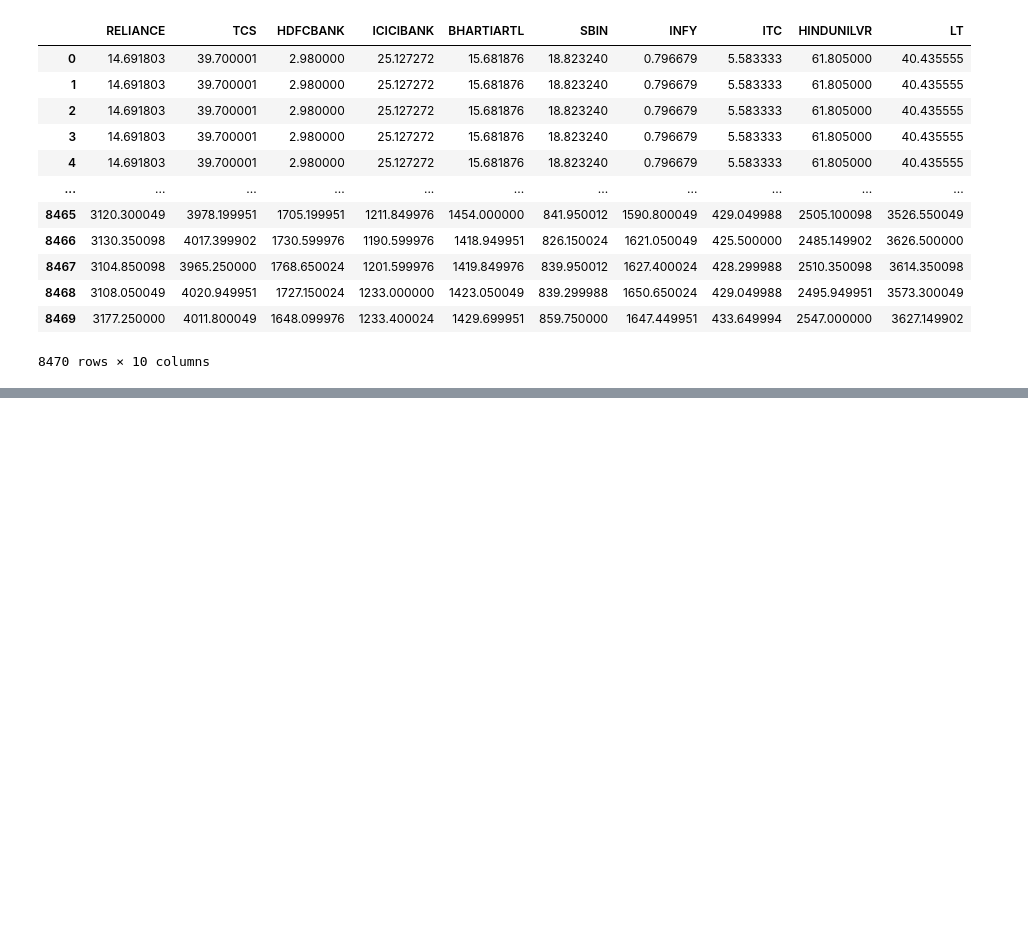
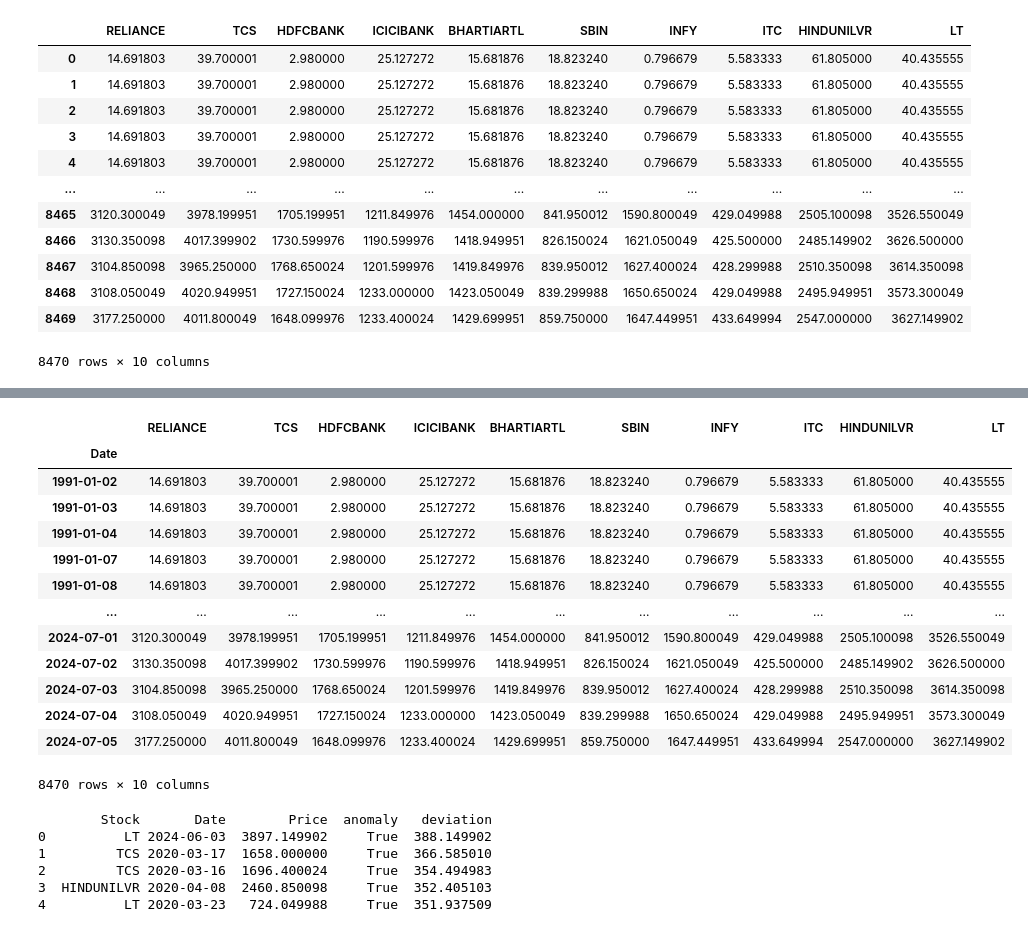
Before and after one commit to keithmmc/dataprojects, a Jupyter notebook: nse..ipynb, the cells around one changed output, grey strips where cells are left out. Saved outputs shown, nothing was run; the diff lists cells and outputs as text; code cells hidden in the pictures; blank space fills up the shorter version.

```diff
--- a/nse..ipynb
+++ b/nse..ipynb
@@ -244,0 +328,2 @@ df_filled[first_10_stocks]
+# %%
+df_filled.set_index('Date', inplace=True)
@@ -244,0 +379,2 @@ df_filled[first_10_stocks]
+# %%
+df_filled.reset_index(inplace=True)
@@ -244,0 +397,50 @@ df_filled[first_10_stocks]
+# %%
+data_10_stocks=df_filled[first_10_stocks]
+# %%
+data_10_stocks.set_index(df_filled['Date'], inplace=True)
+data_10_stocks
+# %% [output]
+|  | RELIANCE | TCS | HDFCBANK | ICICIBANK | BHARTIARTL | SBIN | INFY | ITC | HINDUNILVR | LT |
+| Date |  |  |  |  |  |  |  |  |  |  |
+| 1991-01-02 | 14.691803 | 39.700001 | 2.980000 | 25.127272 | 15.681876 | 18.823240 | 0.796679 | 5.583333 | 61.805000 | 40.435555 |
+| 1991-01-03 | 14.691803 | 39.700001 | 2.980000 | 25.127272 | 15.681876 | 18.823240 | 0.796679 | 5.583333 | 61.805000 | 40.435555 |
+| 1991-01-04 | 14.691803 | 39.700001 | 2.980000 | 25.127272 | 15.681876 | 18.823240 | 0.796679 | 5.583333 | 61.805000 | 40.435555 |
+| 1991-01-07 | 14.691803 | 39.700001 | 2.980000 | 25.127272 | 15.681876 | 18.823240 | 0.796679 | 5.583333 | 61.805000 | 40.435555 |
+| 1991-01-08 | 14.691803 | 39.700001 | 2.980000 | 25.127272 | 15.681876 | 18.823240 | 0.796679 | 5.583333 | 61.805000 | 40.435555 |
+| ... | ... | ... | ... | ... | ... | ... | ... | ... | ... | ... |
+| 2024-07-01 | 3120.300049 | 3978.199951 | 1705.199951 | 1211.849976 | 1454.000000 | 841.950012 | 1590.800049 | 429.049988 | 2505.100098 | 3526.550049 |
+| 2024-07-02 | 3130.350098 | 4017.399902 | 1730.599976 | 1190.599976 | 1418.949951 | 826.150024 | 1621.050049 | 425.500000 | 2485.149902 | 3626.500000 |
+| 2024-07-03 | 3104.850098 | 3965.250000 | 1768.650024 | 1201.599976 | 1419.849976 | 839.950012 | 1627.400024 | 428.299988 | 2510.350098 | 3614.350098 |
+| 2024-07-04 | 3108.050049 | 4020.949951 | 1727.150024 | 1233.000000 | 1423.050049 | 839.299988 | 1650.650024 | 429.049988 | 2495.949951 | 3573.300049 |
+| 2024-07-05 | 3177.250000 | 4011.800049 | 1648.099976 | 1233.400024 | 1429.699951 | 859.750000 | 1647.449951 | 433.649994 | 2547.000000 | 3627.149902 |
+8470 rows × 10 columns
+# %%
+def detect_anomalies_bb(df, window=20, std_dev_multiplier=2):
+    rolling_mean = df.rolling(window=window).mean()
+    rolling_std = df.rolling(window=window).std()
+
+    upper_bound = rolling_mean + (std_dev_multiplier * rolling_std)
+    lower_bound = rolling_mean + (std_dev_multiplier * rolling_std)
+
+    anomalies = pd.DataFrame(index=df.index)
+    anomalies['Price'] = df
+    anomalies['anomaly'] = (df > upper_bound) | (df < lower_bound)
+    anomalies['deviation'] = np.abs(df - rolling_mean)
+    return anomalies[anomalies['anomaly']]
+
+anomalies_by_stock = {}
+for col in data_10_stocks.columns:
+    anomalies_by_stock[col] = detect_anomalies_bb(data_10_stocks[col])
+
+# Combine anomalies from all stocks into a single DataFrame
+all_anomalies = pd.concat(anomalies_by_stock, keys=data_10_stocks.columns, names=['Stock', 'Date'])
+top_5_anomalies = all_anomalies.nlargest(5, 'deviation')
+top_5_anomalies_df=top_5_anomalies.reset_index()
+print(top_5_anomalies_df)
+# %% [output]
+        Stock       Date        Price  anomaly   deviation
+0          LT 2024-06-03  3897.149902     True  388.149902
+1         TCS 2020-03-17  1658.000000     True  366.585010
+2         TCS 2020-03-16  1696.400024     True  354.494983
+3  HINDUNILVR 2020-04-08  2460.850098     True  352.405103
+4          LT 2020-03-23   724.049988     True  351.937509
```
Also changed, not shown: parts of 17 cells of this notebook.
